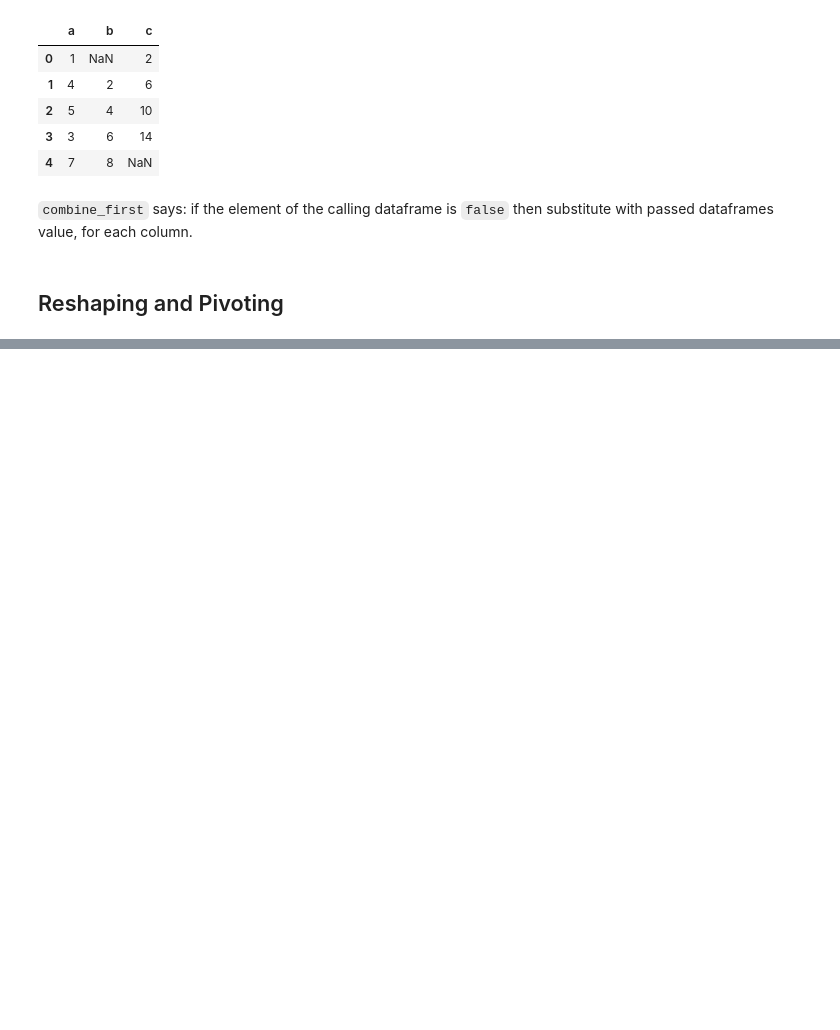
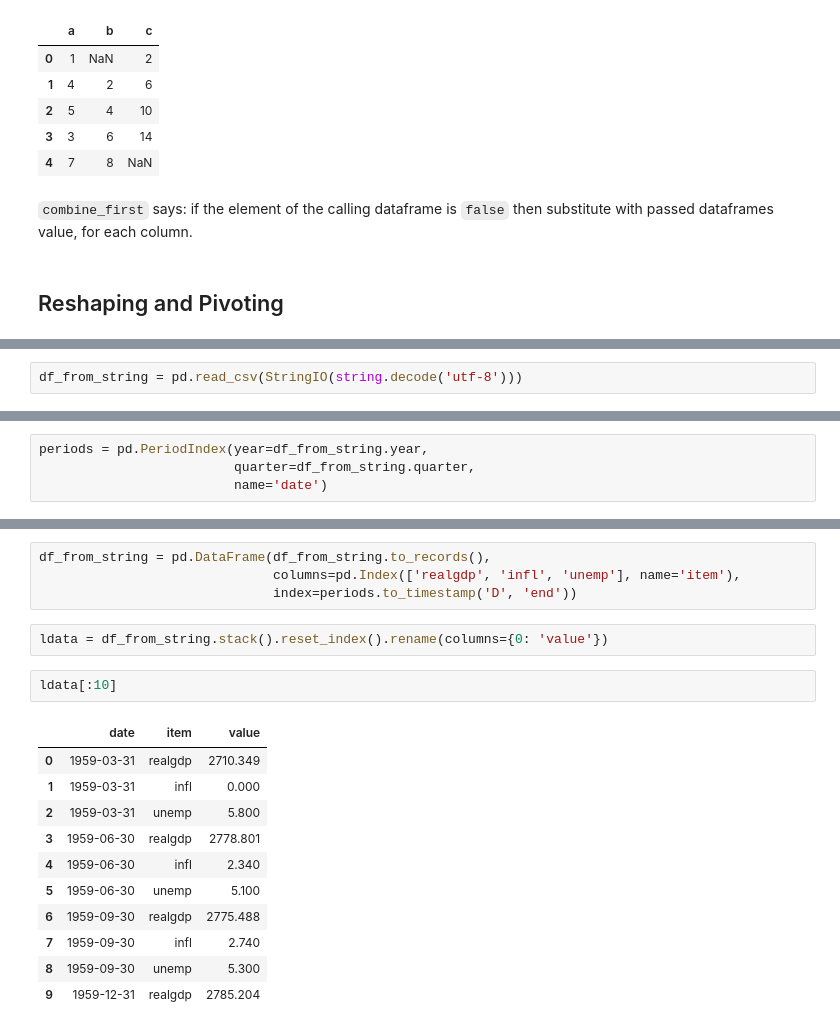
Before and after one commit to rerwin21/python_for_data_analysis, a Jupyter notebook: chap_7.ipynb, the cells around one changed output, grey strips where cells are left out. Saved outputs shown, nothing was run; the diff lists cells and outputs as text; blank space fills up the shorter version.

```diff
--- a/chap_7.ipynb
+++ b/chap_7.ipynb
@@ -757,0 +967,2 @@ df1.combine_first(df2)
+# %%
+df_from_string = pd.read_csv(StringIO(string.decode('utf-8')))
@@ -757,0 +1001,4 @@ df1.combine_first(df2)
+# %%
+periods = pd.PeriodIndex(year=df_from_string.year,
+                         quarter=df_from_string.quarter,
+                         name='date')
@@ -757,0 +1014,20 @@ df1.combine_first(df2)
+# %%
+df_from_string = pd.DataFrame(df_from_string.to_records(),
+                              columns=pd.Index(['realgdp', 'infl', 'unemp'], name='item'),
+                              index=periods.to_timestamp('D', 'end'))
+# %%
+ldata = df_from_string.stack().reset_index().rename(columns={0: 'value'})
+# %%
+ldata[:10]
+# %% [output]
+|  | date | item | value |
+| 0 | 1959-03-31 | realgdp | 2710.349 |
+| 1 | 1959-03-31 | infl | 0.000 |
+| 2 | 1959-03-31 | unemp | 5.800 |
+| 3 | 1959-06-30 | realgdp | 2778.801 |
+| 4 | 1959-06-30 | infl | 2.340 |
+| 5 | 1959-06-30 | unemp | 5.100 |
+| 6 | 1959-09-30 | realgdp | 2775.488 |
+| 7 | 1959-09-30 | infl | 2.740 |
+| 8 | 1959-09-30 | unemp | 5.300 |
+| 9 | 1959-12-31 | realgdp | 2785.204 |
```
Also changed, not shown: parts of 37 cells of this notebook.
